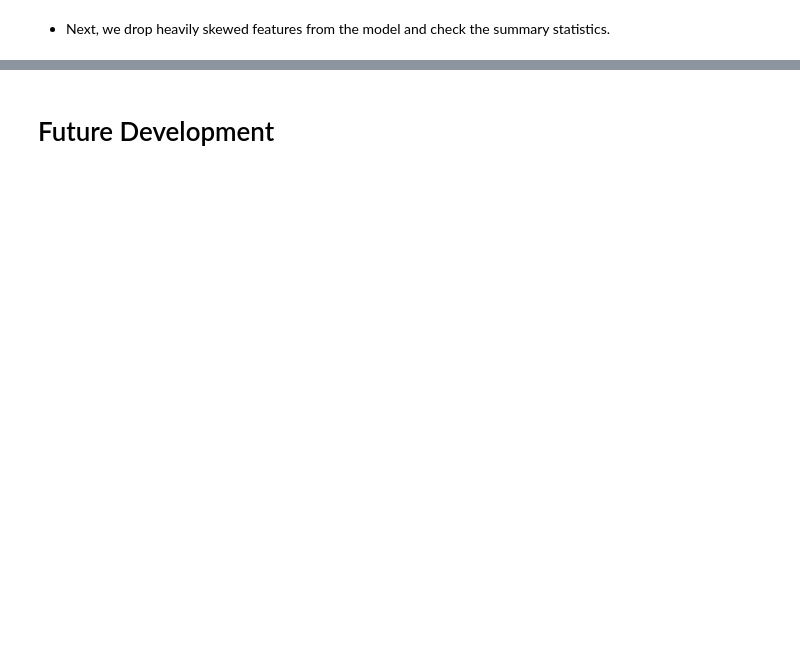
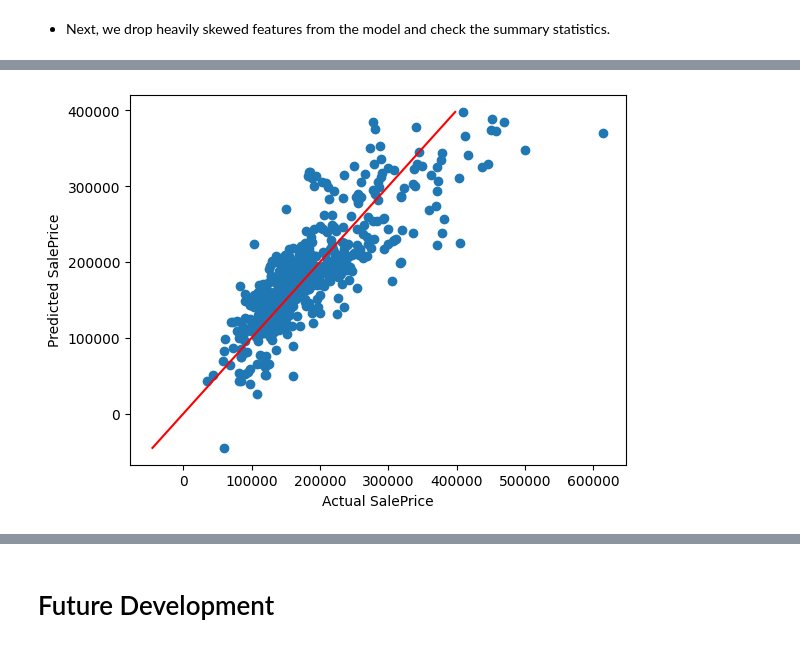
Before and after one commit to raven-in-space/data-science-cohort-20, a Jupyter notebook: Project-2/Predicting_Housing_Prices.ipynb, the cells around one changed output, grey strips where cells are left out. Cells and saved outputs as stored; diff of their text form; code cells hidden in the pictures; blank space fills up the shorter version.

Commit message:
Updated Model and Future Development sections

```diff
--- a/Project-2/Predicting_Housing_Prices.ipynb
+++ b/Project-2/Predicting_Housing_Prices.ipynb
@@ -784,2 +898,5 @@ int_keep
 # %% [markdown]
 * Next, we drop heavily skewed features from the model and check the summary statistics.
+# %%
+features_clean_x = features_clean.drop(['SalePrice'],axis=1)
+features_clean_x
@@ -785,0 +917,11 @@ int_keep
+# %%
+import statsmodels.api as sm
+from sklearn.model_selection import train_test_split
+
+# First we will break up our data into training and testing sets
+X = features_clean_x
+X2 = sm.add_constant(X) # add constant so that intercept is estimated
+print(X2.head())
+
+y = features_clean['SalePrice']
+X_train, X_test, y_train, y_test = train_test_split(X2, y, test_size = 0.2, random_state=4)
@@ -785,0 +985,13 @@ int_keep
+# %%
+# First we will break up our data into training and testing sets
+##X = cars_clean[['weight', 'model year', 'origin', 'displacement']]
+##y = cars_clean['mpg']
+
+X_train, X_test, y_train, y_test = train_test_split(X, y, test_size = 0.2, random_state=4)
+# %%
+from sklearn.linear_model import LinearRegression
+
+model = LinearRegression()
+myfit2 = model.fit(X_train, y_train)
+
+( myfit2.intercept_, myfit2.coef_ )
@@ -785,0 +1016,11 @@ int_keep
+# %%
+import matplotlib.pyplot as plt
+
+# See how well our model performs on our test data
+y_pred = myfit2.predict(X_test)
+plt.scatter(y_test, y_pred)
+plt.plot([min(y_pred), max(y_pred)],[min(y_pred), max(y_pred)], c='red')
+plt.xlabel('Actual SalePrice')
+plt.ylabel('Predicted SalePrice') ;
+# %% [output]
+[figure, added]
```
Also changed, not shown: parts of 31 cells of this notebook.
